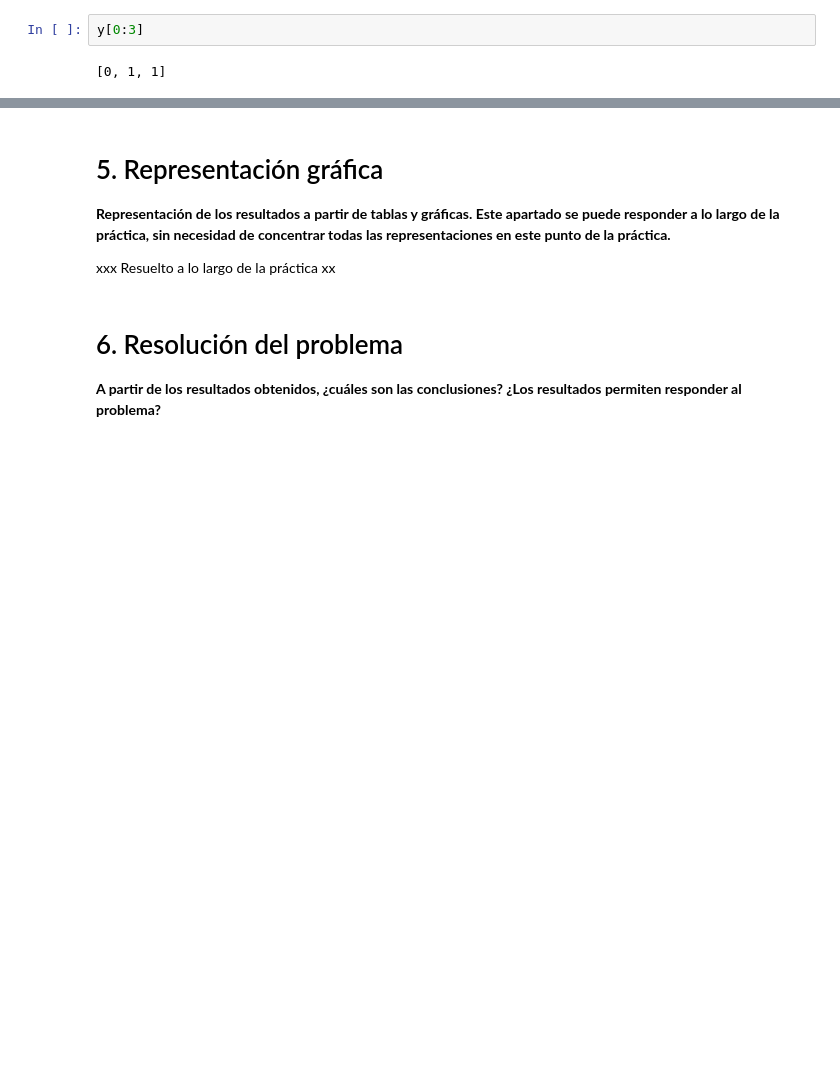
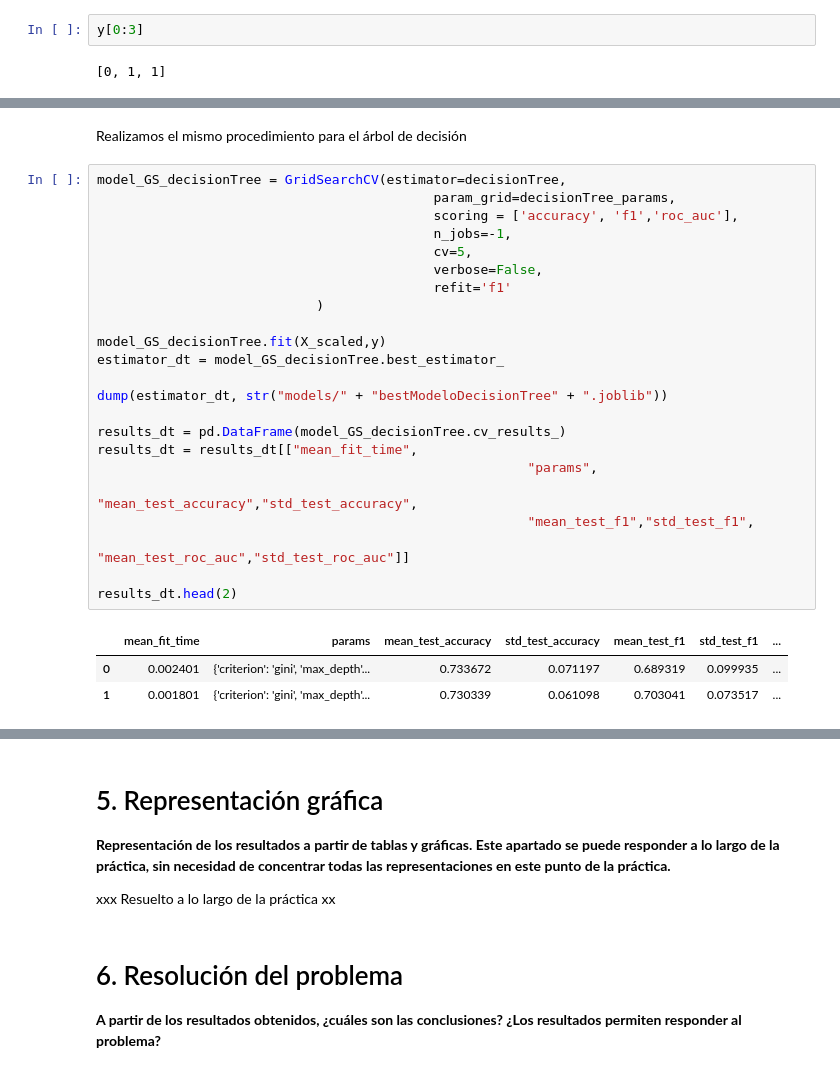
Before and after one commit to Vic16/PR_2_TipologiaCiclodeVidaDatos, a Jupyter notebook: PR_2.ipynb, the cells around one changed output, grey strips where cells are left out. Saved outputs shown, nothing was run; the diff lists cells and outputs as text; blank space fills up the shorter version.

```diff
--- a/PR_2.ipynb
+++ b/PR_2.ipynb
@@ -976,0 +996,29 @@ resultsRegressionLogistic = pd.DataFrame(model_GS_logisticRegression.cv_results_
+# %% [markdown]
+Realizamos el mismo procedimiento para el árbol de decisión
+# %%
+model_GS_decisionTree = GridSearchCV(estimator=decisionTree,
+                                           param_grid=decisionTree_params,
+                                           scoring = ['accuracy', 'f1','roc_auc'],
+                                           n_jobs=-1,
+                                           cv=5,
+                                           verbose=False,
+                                           refit='f1'
+                            )
+
+model_GS_decisionTree.fit(X_scaled,y)
+estimator_dt = model_GS_decisionTree.best_estimator_
+
+dump(estimator_dt, str("models/" + "bestModeloDecisionTree" + ".joblib"))
+
+results_dt = pd.DataFrame(model_GS_decisionTree.cv_results_)
+results_dt = results_dt[["mean_fit_time",
+                                                       "params",
+                                                       "mean_test_accuracy","std_test_accuracy",
+                                                       "mean_test_f1","std_test_f1",
+                                                       "mean_test_roc_auc","std_test_roc_auc"]]
+
+results_dt.head(2)
+# %% [output]
+|  | mean_fit_time | params | mean_test_accuracy | std_test_accuracy | mean_test_f1 | std_test_f1 | ... |
+| 0 | 0.002401 | {'criterion': 'gini', 'max_depth'... | 0.733672 | 0.071197 | 0.689319 | 0.099935 | ... |
+| 1 | 0.001801 | {'criterion': 'gini', 'max_depth'... | 0.730339 | 0.061098 | 0.703041 | 0.073517 | ... |
```
Also changed, not shown: parts of 40 cells of this notebook, 4 other files.
